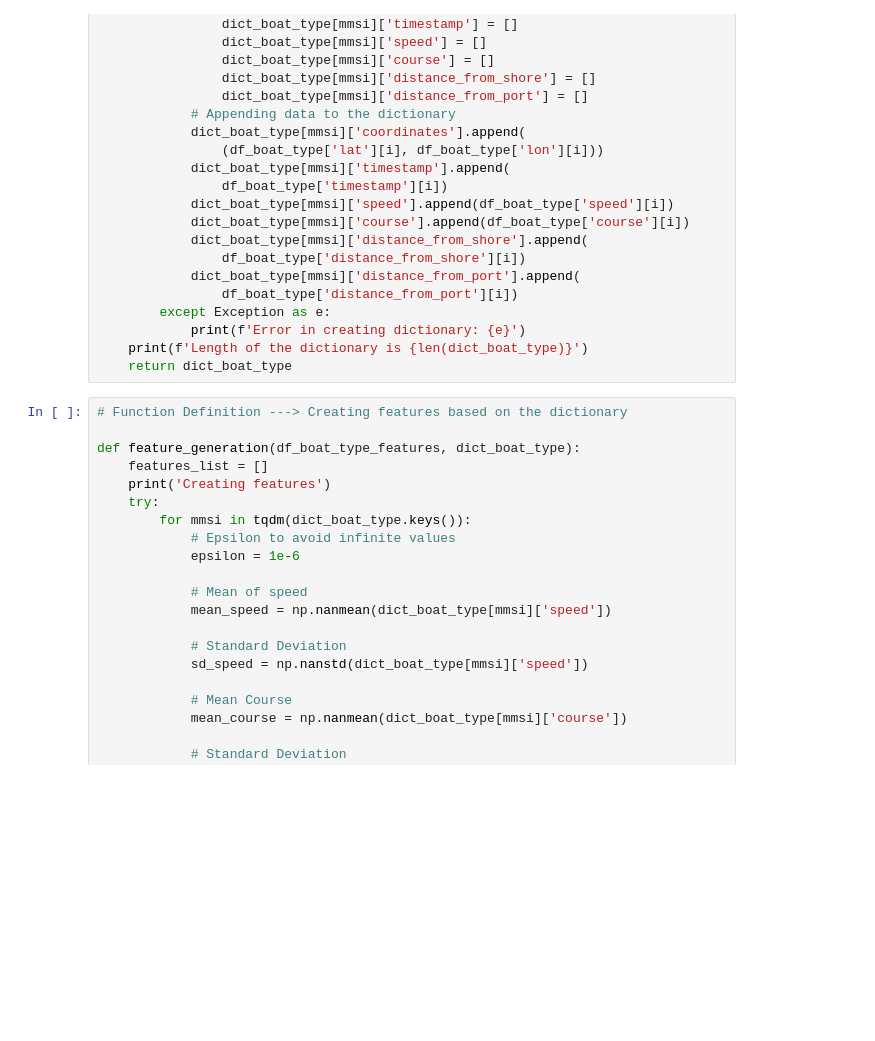
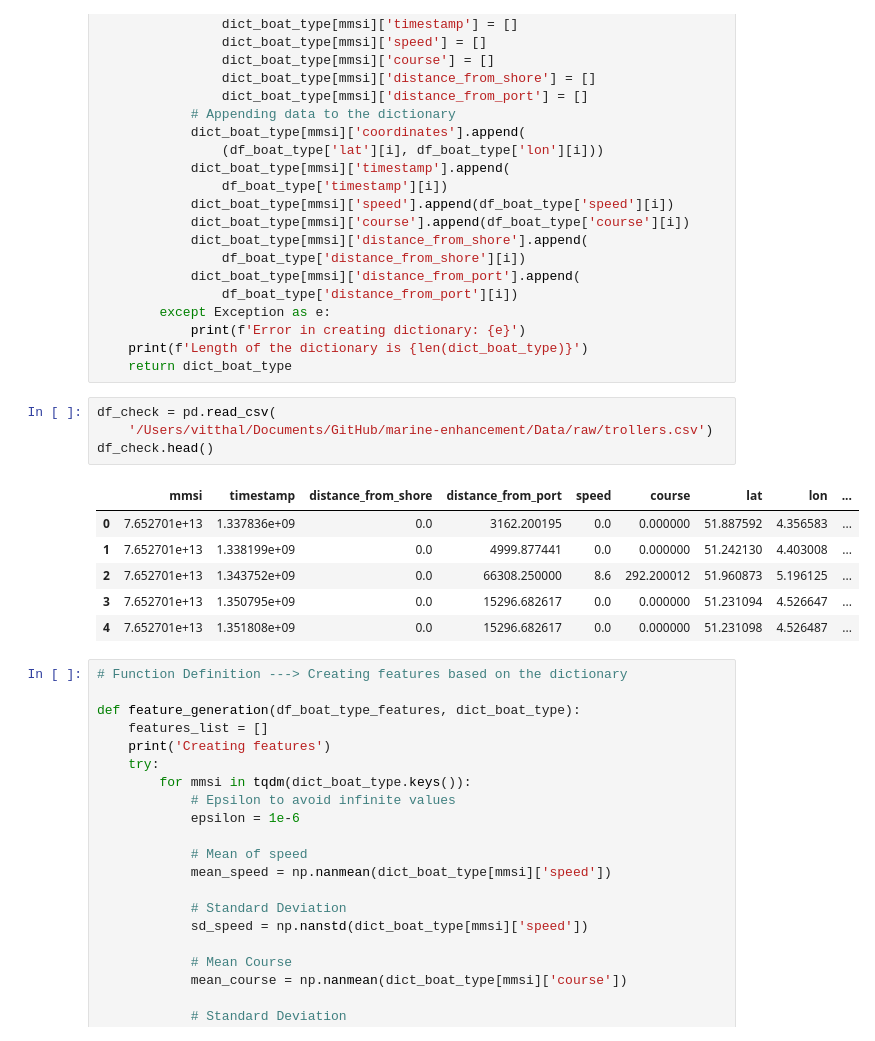
Before and after one commit to VitthalGupta/marine-enhancement, a Jupyter notebook: Codes/data_cleaning.ipynb, the cells around one changed output. Saved outputs shown, nothing was run; the diff lists cells and outputs as text; blank space fills up the shorter version.

```diff
--- a/Codes/data_cleaning.ipynb
+++ b/Codes/data_cleaning.ipynb
@@ -82,6 +82,17 @@ def create_dict(df_boat_type, dict_boat_type):
             print(f'Error in creating dictionary: {e}')
     print(f'Length of the dictionary is {len(dict_boat_type)}')
     return dict_boat_type
+# %%
+df_check = pd.read_csv(
+    '/Users/vitthal/Documents/GitHub/marine-enhancement/Data/raw/trollers.csv')
+df_check.head()
+# %% [output]
+|  | mmsi | timestamp | distance_from_shore | distance_from_port | speed | course | lat | lon | ... |
+| 0 | 7.652701e+13 | 1.337836e+09 | 0.0 | 3162.200195 | 0.0 | 0.000000 | 51.887592 | 4.356583 | ... |
+| 1 | 7.652701e+13 | 1.338199e+09 | 0.0 | 4999.877441 | 0.0 | 0.000000 | 51.242130 | 4.403008 | ... |
+| 2 | 7.652701e+13 | 1.343752e+09 | 0.0 | 66308.250000 | 8.6 | 292.200012 | 51.960873 | 5.196125 | ... |
+| 3 | 7.652701e+13 | 1.350795e+09 | 0.0 | 15296.682617 | 0.0 | 0.000000 | 51.231094 | 4.526647 | ... |
+| 4 | 7.652701e+13 | 1.351808e+09 | 0.0 | 15296.682617 | 0.0 | 0.000000 | 51.231098 | 4.526487 | ... |
 # %%
 # Function Definition ---> Creating features based on the dictionary
 
```
Also changed, not shown: parts of 5 cells of this notebook, 5 other files.
